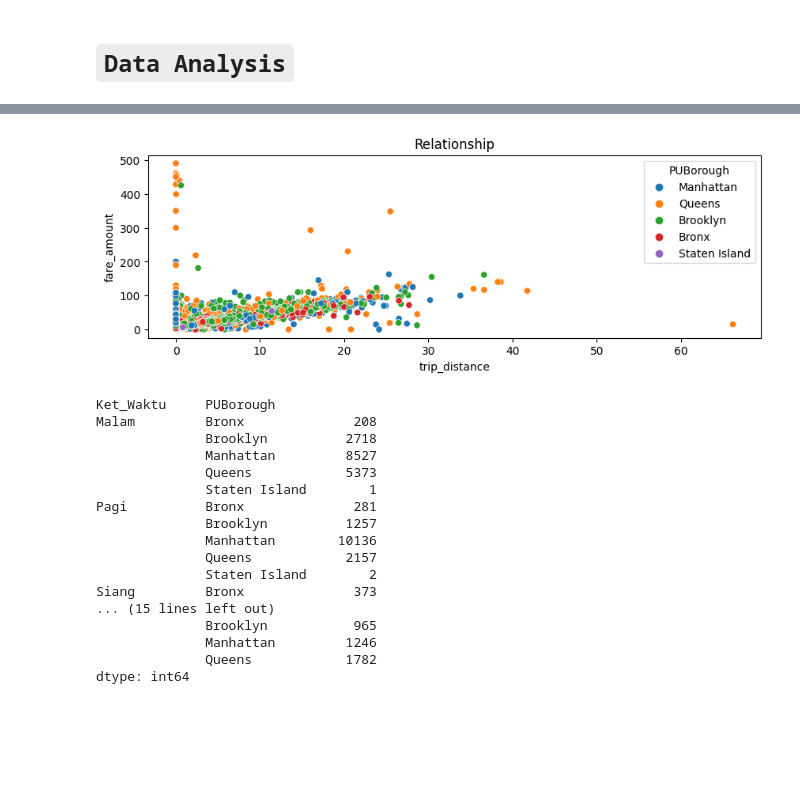
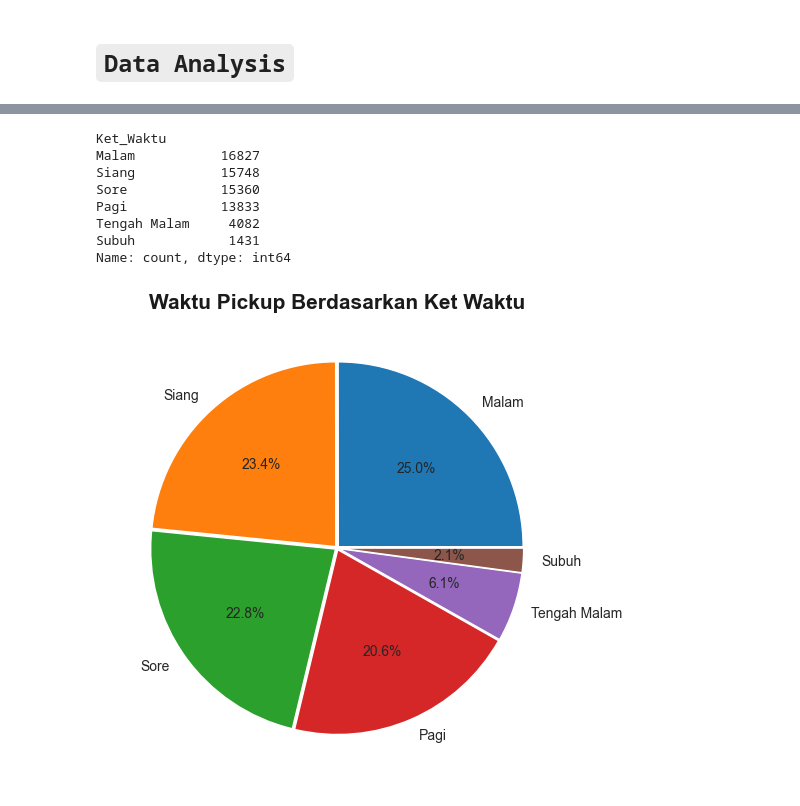
Before and after one commit to Abrahamtarra/NYC-TLC-Trip-Record, a Jupyter notebook: notebooks/Analysis.ipynb, the cells around one changed output, grey strips where cells are left out. Drawn from its saved outputs; the diff is of its cells as text; code cells hidden in the pictures; blank space fills up the shorter version.

```diff
--- a/notebooks/Analysis.ipynb
+++ b/notebooks/Analysis.ipynb
@@ -81,30 +71,31 @@ Text(0.5, 1.0, 'total amount for trips in every hour')
-# %%
-plt.figure(figsize=(10,3))
-
-sns.scatterplot(data=df, x='trip_distance', y='fare_amount', hue = 'PUBorough')
-
-plt.title('Relationship')
-
-plt.show()
-# %% [output]
-[figure, removed]
 # %%
-df.groupby(['Ket_Waktu', 'PUBorough']).size()
+df.Ket_Waktu.value_counts()
 # %% [output]
-Ket_Waktu     PUBorough
-Malam         Bronx              208
-              Brooklyn          2718
-              Manhattan         8527
-              Queens            5373
-              Staten Island        1
-Pagi          Bronx              281
-              Brooklyn          1257
-              Manhattan        10136
-              Queens            2157
-              Staten Island        2
-Siang         Bronx              373
-... (15 lines left out)
-              Brooklyn           965
-              Manhattan         1246
-              Queens            1782
-dtype: int64
+Ket_Waktu
+Malam           16827
+Siang           15748
+Sore            15360
+Pagi            13833
+Tengah Malam     4082
+Subuh            1431
+Name: count, dtype: int64
+# %%
+plt.figure(figsize=(6,6))
+
+plt.pie(
+    x= df.Ket_Waktu.value_counts(),  # isi dengan kolom numerical
+    labels= ('Malam','Siang','Sore','Pagi','Tengah Malam','Subuh'),  # isi dengan kolom categorical
+    autopct='%1.1f%%',                    # label percentage
+    explode= (0.01, 0.01, 0.01, 0.01, 0.01, 0.01)
+)
+
+plt.title(
+            "Waktu Pickup Berdasarkan Ket Waktu",
+            color="#1a1a1a",
+            fontsize=15,
+            weight="bold"
+        )
+
+plt.show()
+# %% [output]
+[figure, added]
```
Also changed, not shown: parts of 17 cells of this notebook, 4 other files.
